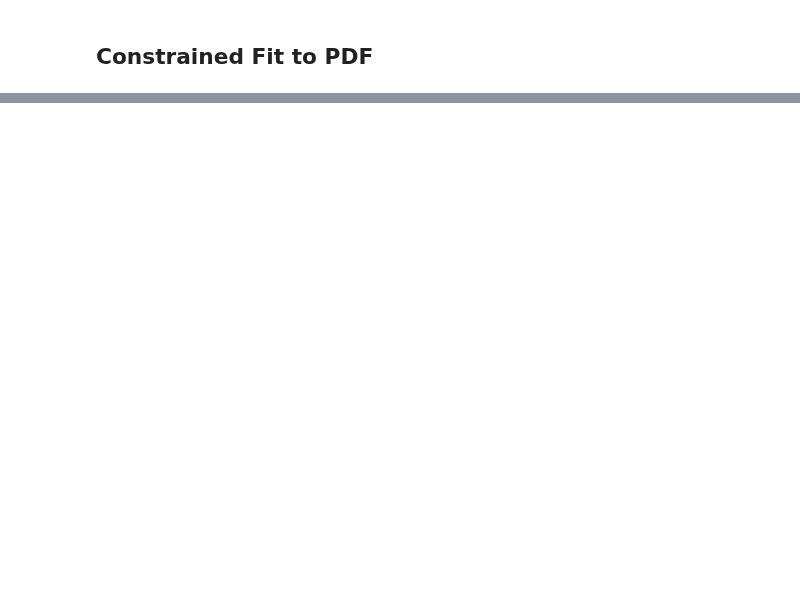
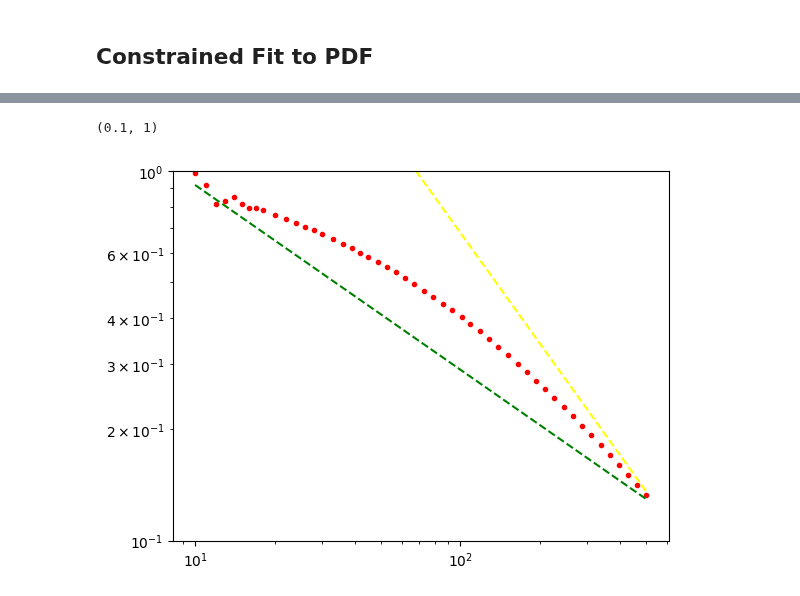
Before and after one commit to DesignToolInvestor/ManetSim, a Jupyter notebook: CdfFit/Note Books/sech_frank.ipynb, the cells around one changed output, grey strips where cells are left out. Cells and saved outputs as stored; diff of their text form; code cells hidden in the pictures; blank space fills up the shorter version.

```diff
--- a/CdfFit/Note Books/sech_frank.ipynb
+++ b/CdfFit/Note Books/sech_frank.ipynb
@@ -52,5 +56,5 @@ BaseZ = lambdify((zSym,zkSym,hSym), baseZ)
 # %%
 PdfZ = lambda z: dist.Pdf(map_.Inverse(z))
 # %%
-timeTrunc = 1e-2
+timeTrunc = 1e-4
 # %%
@@ -106,0 +118,20 @@ plot.plot(zGrid, pdf, c='blue')
+# %%
+def ErrorZ(sechApprox, F):
+	# parse arguments
+	sechZ,sechV, width = sechApprox
+
+	nSech = len(sechZ)
+	zMin,zMax = sechZ[0], sechZ[nSech - 1]
+
+	# define differences
+	Diff = lambda z: Interp0(sechZ,sechV,width, z) - F(z)
+
+	extZMin, extZMax = 2*zMin, 2*zMax
+	nSinc = 4 * nSech
+	h = (extZMax - extZMin) / (nSinc - 1)
+
+	sincZ = Grid1(extZMin,extZMax, nSinc)
+	sincDiff = tuple(Diff(z) for z in sincZ)
+
+	result = m.sqrt(h * sum(d*d for d in sincDiff))
+	return result
@@ -106,0 +142,25 @@ plot.plot(zGrid, pdf, c='blue')
+# %%
+nL = LogGridInt(10,500, 50)
+# %%
+info = []
+for n in nL:
+	approx = FrankApprox(distZ, zRange, n)
+	rms = ErrorZ(approx, distZ)
+
+	info.append((n,rms))
+# %%
+fig,ax = plot.subplots()
+
+_,rms = UnZip(info)
+plot.loglog(nL,rms, '.', c='red')
+
+ref = tuple(2.9 / m.sqrt(n) for n in nL)
+plot.loglog(nL,ref, '--', c='green')
+
+ref = tuple(68 / n for n in nL)
+plot.loglog(nL,ref, '--', c='yellow')
+
+ax.set_ylim(1e-1,1)
+# %% [output]
+(0.1, 1)
+[figure, added]
```
Also changed, not shown: parts of 17 cells of this notebook, 11 other files.
